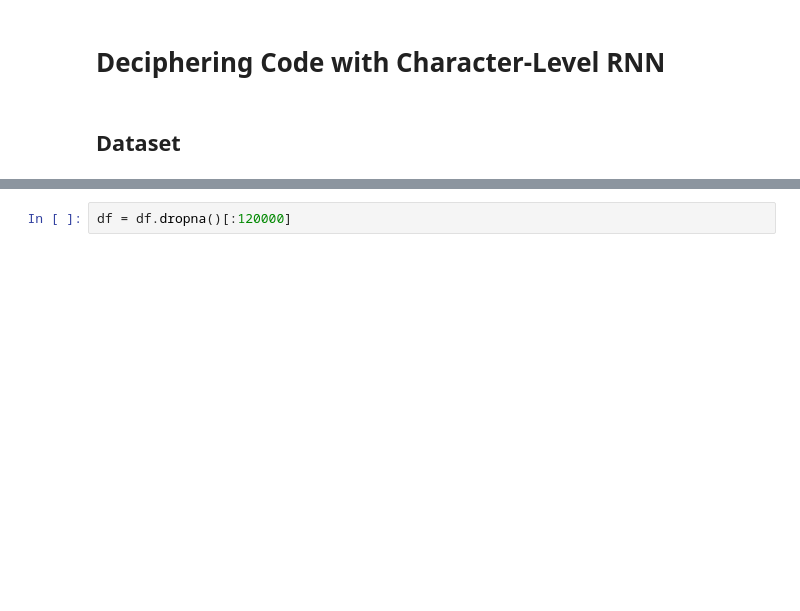
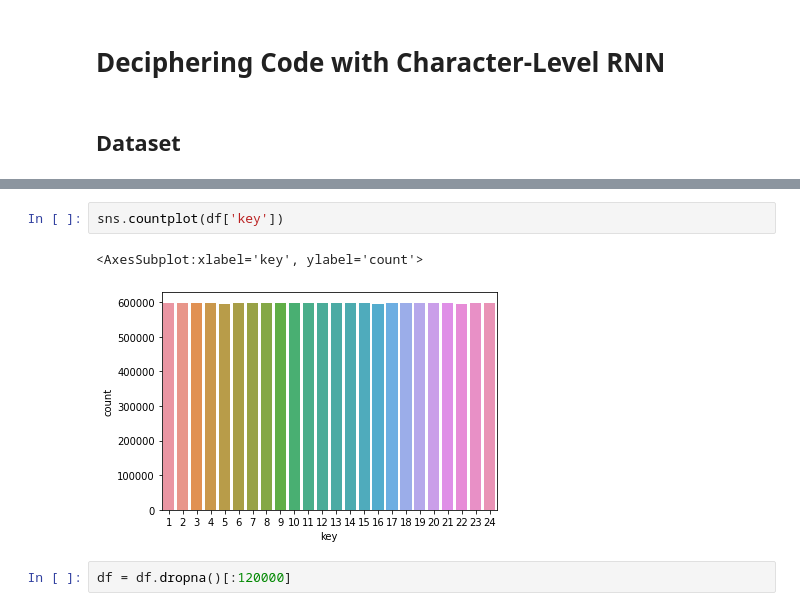
Before and after one commit to ashwiniyer176/Neural-Cryptanalysis, a Jupyter notebook: notebooks/Caesar_Cipher_LSTM.ipynb, the cells around one changed output, grey strips where cells are left out. Saved outputs shown, nothing was run; the diff lists cells and outputs as text; blank space fills up the shorter version.

```diff
--- a/Deciphering_Code_with_Character_Level_RNN.ipynb
+++ b/notebooks/Caesar_Cipher_LSTM.ipynb
@@ -28,3 +31,8 @@ df
 14343476 rows × 3 columns
+# %%
+sns.countplot(df['key'])
+# %% [output]
+<AxesSubplot:xlabel='key', ylabel='count'>
+[figure, added]
 # %%
 df = df.dropna()[:120000]
```
Also changed, not shown: parts of 3 cells of this notebook, 4 other files.
